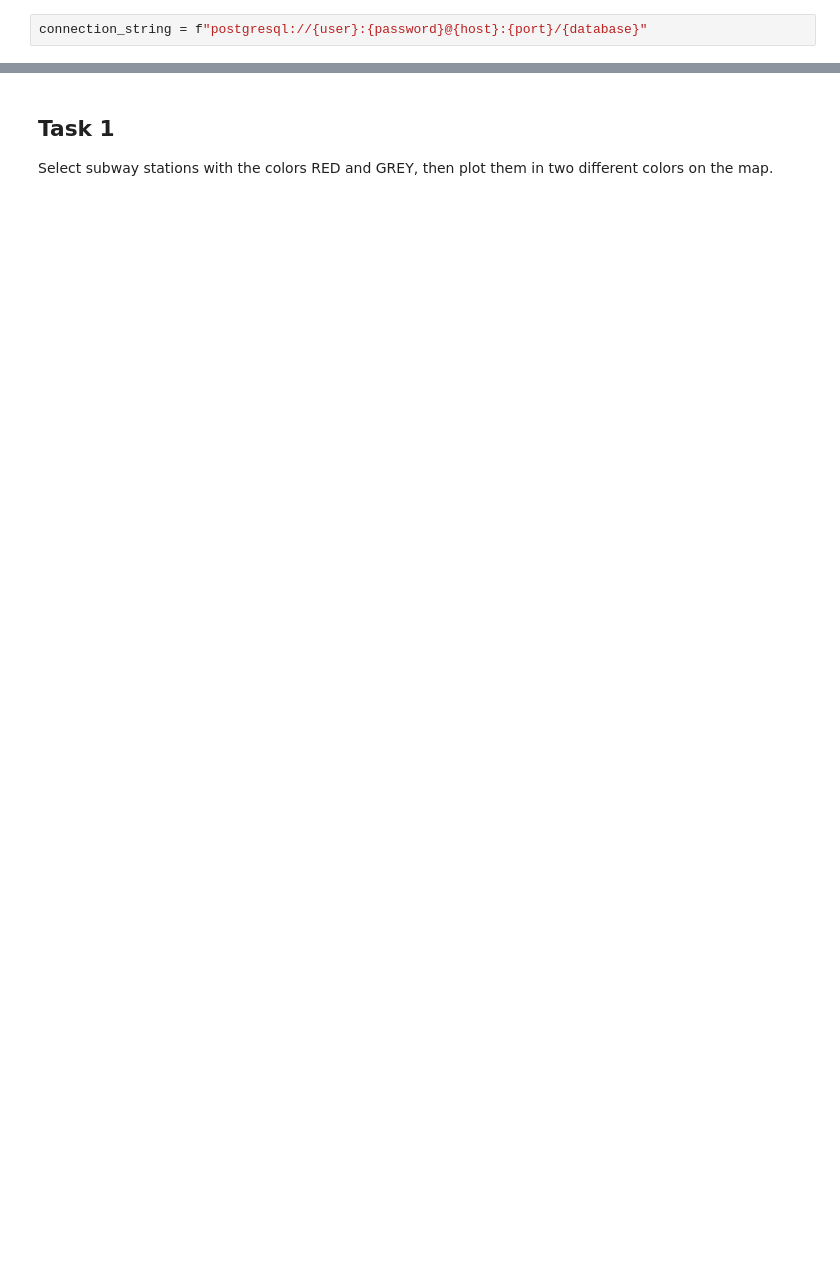
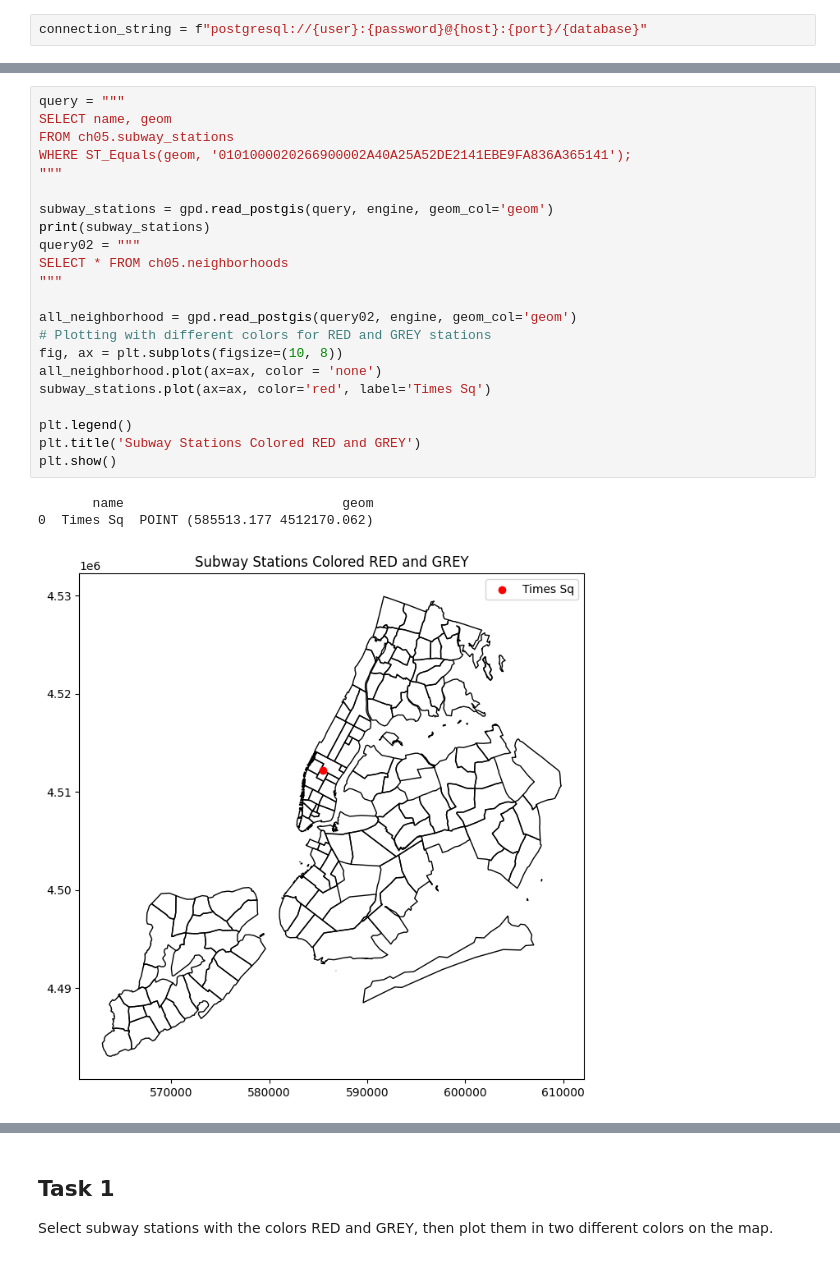
Before and after one commit to gisynw/ssj-376, a Jupyter notebook: docs/Labs/Lab04/Instructor_Lab04.ipynb, the cells around one changed output, grey strips where cells are left out. Drawn from its saved outputs; the diff is of its cells as text; blank space fills up the shorter version.

```diff
--- a/docs/Labs/Lab04/Instructor_Lab04.ipynb
+++ b/docs/Labs/Lab04/Instructor_Lab04.ipynb
@@ -33,0 +41,26 @@ insp.get_table_names()
+# %%
+query = """
+SELECT name, geom
+FROM ch05.subway_stations
+WHERE ST_Equals(geom, '0101000020266900002A40A25A52DE2141EBE9FA836A365141');
+"""
+
+subway_stations = gpd.read_postgis(query, engine, geom_col='geom')
+print(subway_stations)
+query02 = """
+SELECT * FROM ch05.neighborhoods
+"""
+
+all_neighborhood = gpd.read_postgis(query02, engine, geom_col='geom')
+# Plotting with different colors for RED and GREY stations
+fig, ax = plt.subplots(figsize=(10, 8))
+all_neighborhood.plot(ax=ax, color = 'none')
+subway_stations.plot(ax=ax, color='red', label='Times Sq')
+
+plt.legend()
+plt.title('Subway Stations Colored RED and GREY')
+plt.show()
+# %% [output]
+       name                            geom
+0  Times Sq  POINT (585513.177 4512170.062)
+[figure, added]
```
Also changed, not shown: parts of 15 cells of this notebook, 4 other files.
